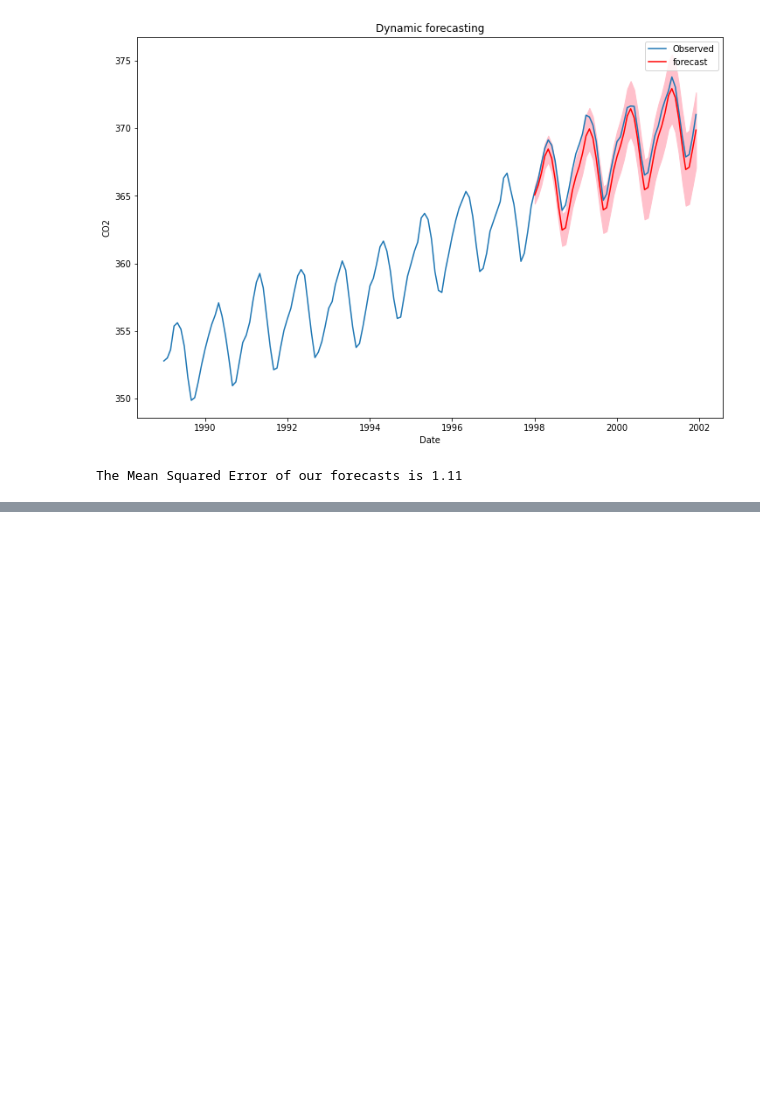
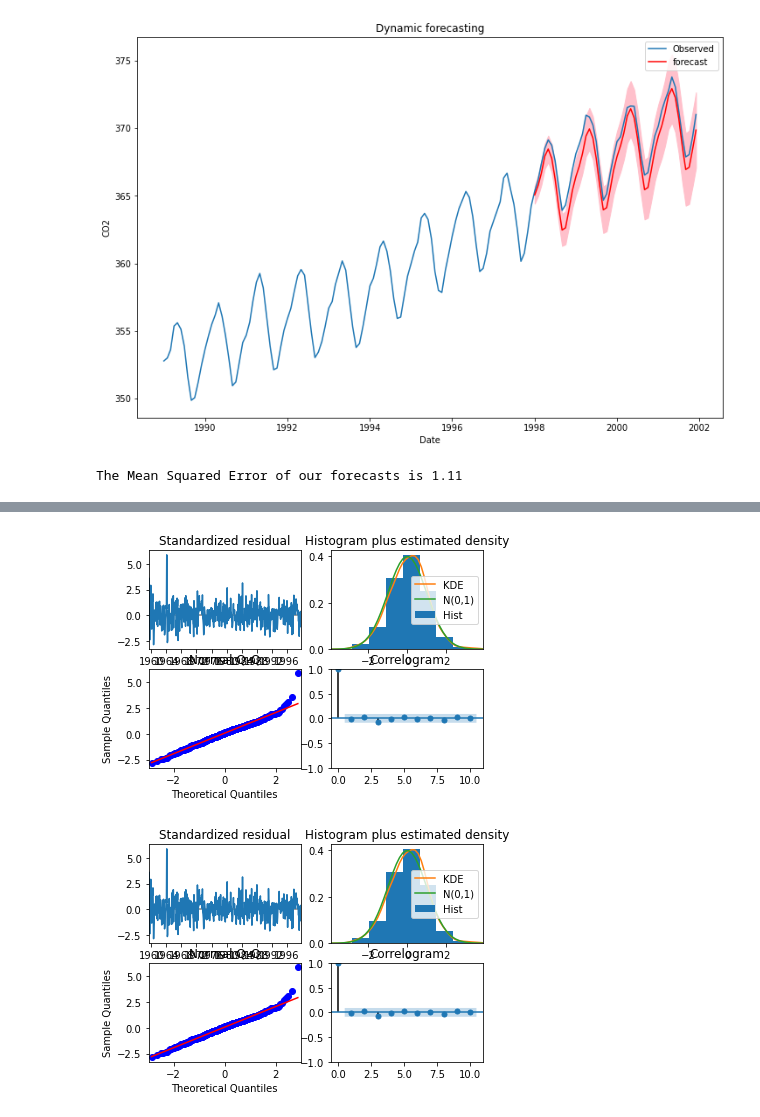
Before and after one commit to ianlim28/Data_ToolBox, a Jupyter notebook: timeseriesCO2.ipynb, the cells around one changed output, grey strips where cells are left out. Saved outputs shown, nothing was run; the diff lists cells and outputs as text; code cells hidden in the pictures; blank space fills up the shorter version.

```diff
--- a/timeseriesCO2.ipynb
+++ b/timeseriesCO2.ipynb
@@ -401,3 +464,15 @@ print('The Mean Squared Error of our forecasts is {}'.format(round(mse, 2)))
 # The MSE is a little worse off compared to non dynamic, which is to be expected given that we are relying on less historical data from the time series.
 # %% [output]
 The Mean Squared Error of our forecasts is 1.11
+# %%
+# Create a training sample and testing sample before analyzing the series
+
+n_train=int(0.95*len(y))+1
+n_forecast=len(y)-n_train
+#ts_df
+ts_train = y.iloc[:n_train]
+ts_test = y.iloc[n_train:]
+print(ts_train.shape)
+print(ts_test.shape)
+print("Training Series:", "\n", ts_train.tail(), "\n")
+print("Testing Series:", "\n", ts_test.head())
@@ -403,0 +782,5 @@ The Mean Squared Error of our forecasts is 1.11
+# %%
+#pick whichever parameter that suits your objective
+mod = SARIMAX(ts_train, order=(1,1,1), seasonal_order=(0,1,1,12))
+sarima_fit = mod.fit()
+print(sarima_fit.summary())
@@ -403,0 +805,5 @@ The Mean Squared Error of our forecasts is 1.11
+# %%
+sarima_fit.plot_diagnostics()
+# %% [output]
+[figure, added]
+[figure, added]
```
Also changed, not shown: parts of 30 cells of this notebook.
